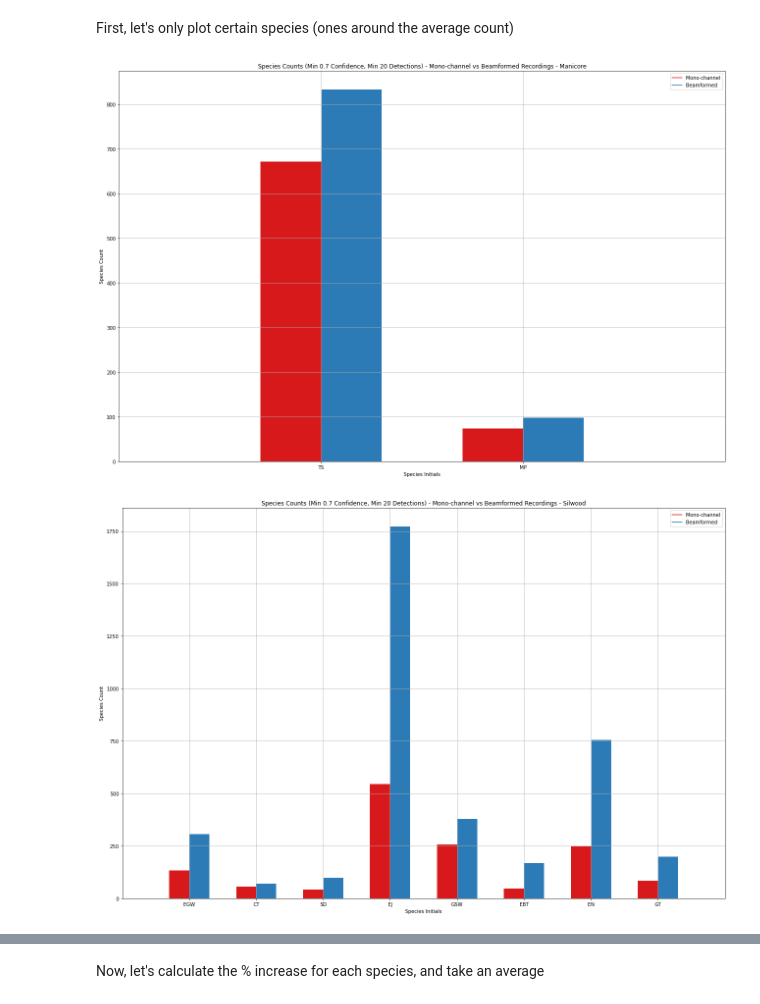
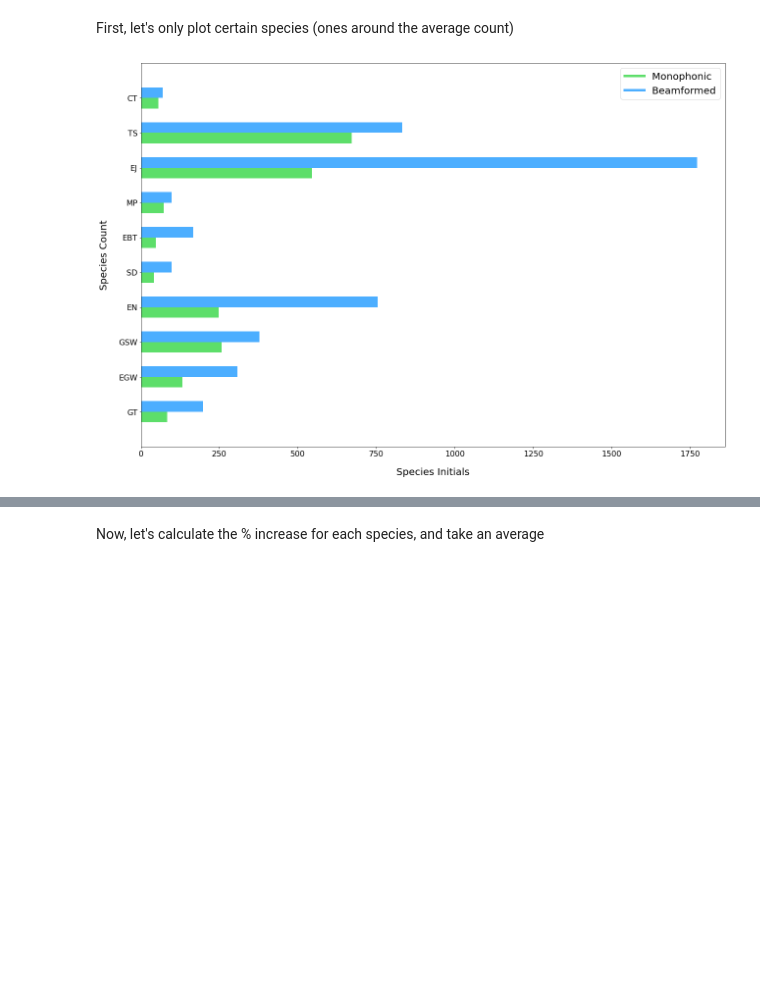
Before and after one commit to JamesSkinna/Masters_6mic_analysis, a Jupyter notebook: src/analysis_scripts/species_count_analysis.ipynb, the cells around one changed output, grey strips where cells are left out. Saved outputs shown, nothing was run; the diff lists cells and outputs as text; code cells hidden in the pictures; blank space fills up the shorter version.

Commit message:
Improved count graphics

```diff
--- a/src/analysis_scripts/species_count_analysis.ipynb
+++ b/src/analysis_scripts/species_count_analysis.ipynb
@@ -9,6 +9,9 @@ import json
 import matplotlib.pyplot as plt
 import numpy as np
 
+# New colours
+mono_col = '#18D12B'
+bf_col = '#008CFF'
 
 def get_initials(species_name):
     """Extract the intials from a species' full name"""
@@ -25,10 +28,9 @@ def get_initials(species_name):
 def setup_new_plot(xlabel, ylabel, title):
     """Initialises a new matplotlib plot, with desired parameters"""
     plt.figure(figsize=(18, 12))
-    plt.xlabel(xlabel)
-    plt.ylabel(ylabel)
-    plt.title(title)
-    plt.grid(True)
+    plt.xlabel(xlabel, fontsize=20, labelpad=20)
+    plt.ylabel(ylabel, fontsize=20, labelpad=20)
+    plt.tick_params(axis="both", labelsize=16)
 
 def read_results_from_file(file_path):
     """Read the BirdNET detections from a file"""
@@ -100,16 +102,19 @@ def barchart_count_comparison(mono_data, bf_data, location):
 
     if barchart_labels:        # If we have some data to plot (otherwise, = [], which acts as False)
         # Plot the data - unfortunately, for side-by-side groups, we have to lay it out manually...
-        plt.bar(np.array(range(len(modded_mono)))*2.0-0.3, modded_mono, width=0.6, color='#D7191C')
-        plt.bar(np.array(range(len(modded_bf)))*2.0+0.3, modded_bf, width=0.6, color='#2C7BB6')
+        plt.barh(np.array(range(len(modded_mono)))*2.0-0.3, modded_mono, height=0.6, color=mono_col, alpha=0.7)
+        plt.barh(np.array(range(len(modded_bf)))*2.0+0.3, modded_bf, height=0.6, color=bf_col, alpha=0.7)
 
         # draw temporary red and blue lines and use them to create a legend
-        plt.plot([], c='#D7191C', label='Mono-channel')
-        plt.plot([], c='#2C7BB6', label='Beamformed')
-        plt.legend()
+        plt.plot([], c=mono_col, label='Monophonic', alpha=0.7)
+        plt.plot([], c=bf_col, label='Beamformed', alpha=0.7)
+        leg = plt.legend(fontsize=20)
 
-        plt.xticks(range(0, len(modded_labels) * 2, 2), modded_labels)
-        plt.xlim(-2, len(modded_labels)*2)
+        leg.get_lines()[0].set_linewidth(5)
+        leg.get_lines()[1].set_linewidth(5)
+
+        plt.yticks(range(0, len(modded_labels) * 2, 2), modded_labels)
+        plt.ylim(-2, len(modded_labels)*2)
         # plt.ylim(0.4, 1)
         plt.tight_layout()
 
@@ -117,25 +122,24 @@ def barchart_count_comparison(mono_data, bf_data, location):
 # %%
 # Manicore
 file_path_manicore = "data/processed/manicore/species_counts.json"
 
 mono_data_manicore = read_results_from_file(file_path_manicore)["mono_channel"]
 bf_data_manicore = read_results_from_file(file_path_manicore)["beamformed"]
 
-barchart_count_comparison(mono_data_manicore, bf_data_manicore, "Manicore")
+# barchart_count_comparison(mono_data_manicore, bf_data_manicore, "Manicore")
 
 # Silwood
 file_path_silwood = "data/processed/silwood/A1/species_counts.json"
 
 mono_data_silwood = read_results_from_file(file_path_silwood)["mono_channel"]
 bf_data_silwood = read_results_from_file(file_path_silwood)["beamformed"]
 
-barchart_count_comparison(mono_data_silwood, bf_data_silwood, "Silwood")
+# barchart_count_comparison(mono_data_silwood, bf_data_silwood, "Silwood")
 
 # Merged together
 mono_data = {**mono_data_manicore, **mono_data_silwood}
 bf_data = {**bf_data_manicore, **bf_data_silwood}
 
 barchart_count_comparison(mono_data, bf_data, "")
 # %% [output]
-[figure, old version]
+[figure, new version]
-[figure, removed]
```
Also changed, not shown: parts of 1 cell of this notebook, 4 other files.
